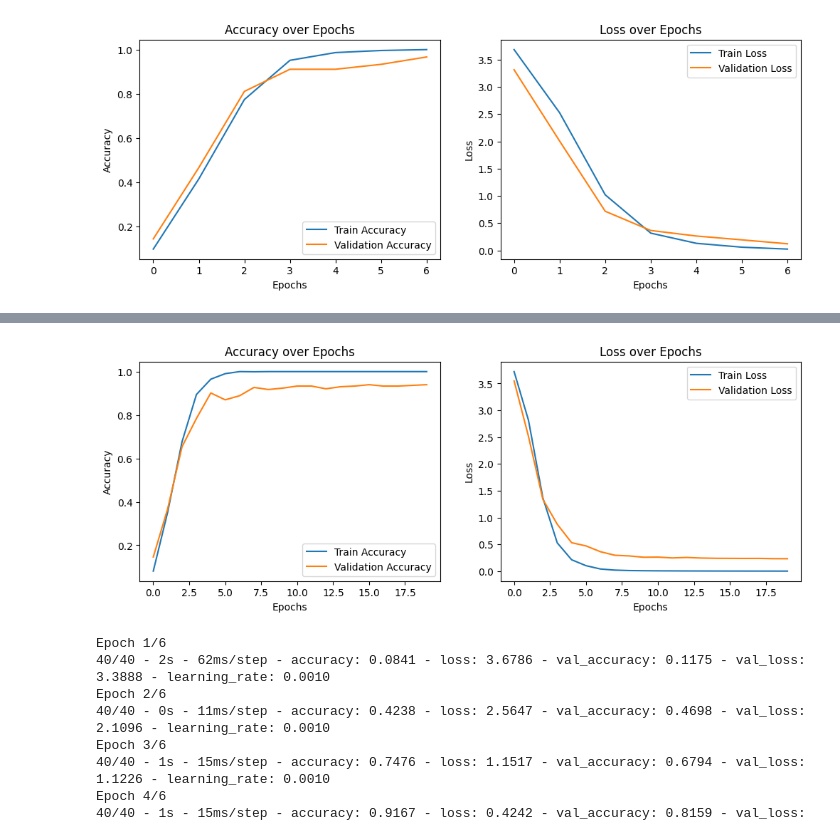
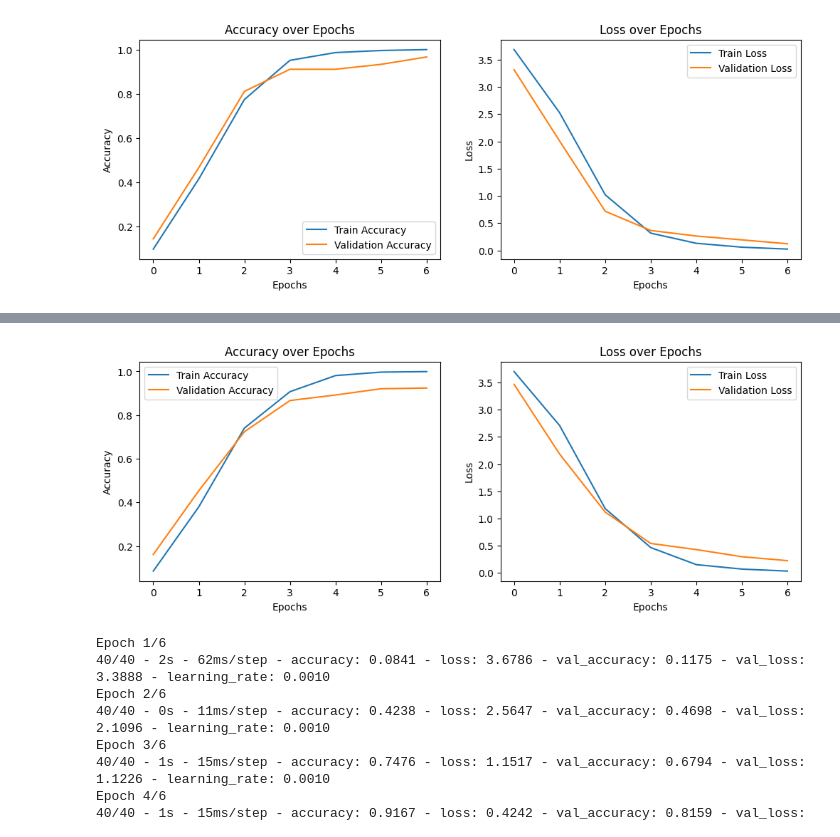
Before and after one commit to RDR25/CancellableMultiInstanceBiometrics, a Jupyter notebook: Team2.ipynb, the cells around one changed output, grey strips where cells are left out. Cells and saved outputs as stored; diff of their text form; code cells hidden in the pictures.

```diff
--- a/Team2.ipynb
+++ b/Team2.ipynb
@@ -430,7 +430,7 @@ model = create_1d_cnn_model(input_shape=(train_features.shape[1], 1))
 # Train the model
 history = model.fit(
     train_features, train_labels,
-    epochs=20,
+    epochs=7,
     batch_size=32,
     validation_data=(test_features, test_labels),
     verbose=2
@@ -466,4 +465,4 @@ Test Accuracy: 0.94
-[figure, old version]
+[figure, new version]
 # %%
 #Training the cnn with spliting 0.7 for training and 0.3 for testing
 
```
Also changed, not shown: parts of 3 cells of this notebook.
